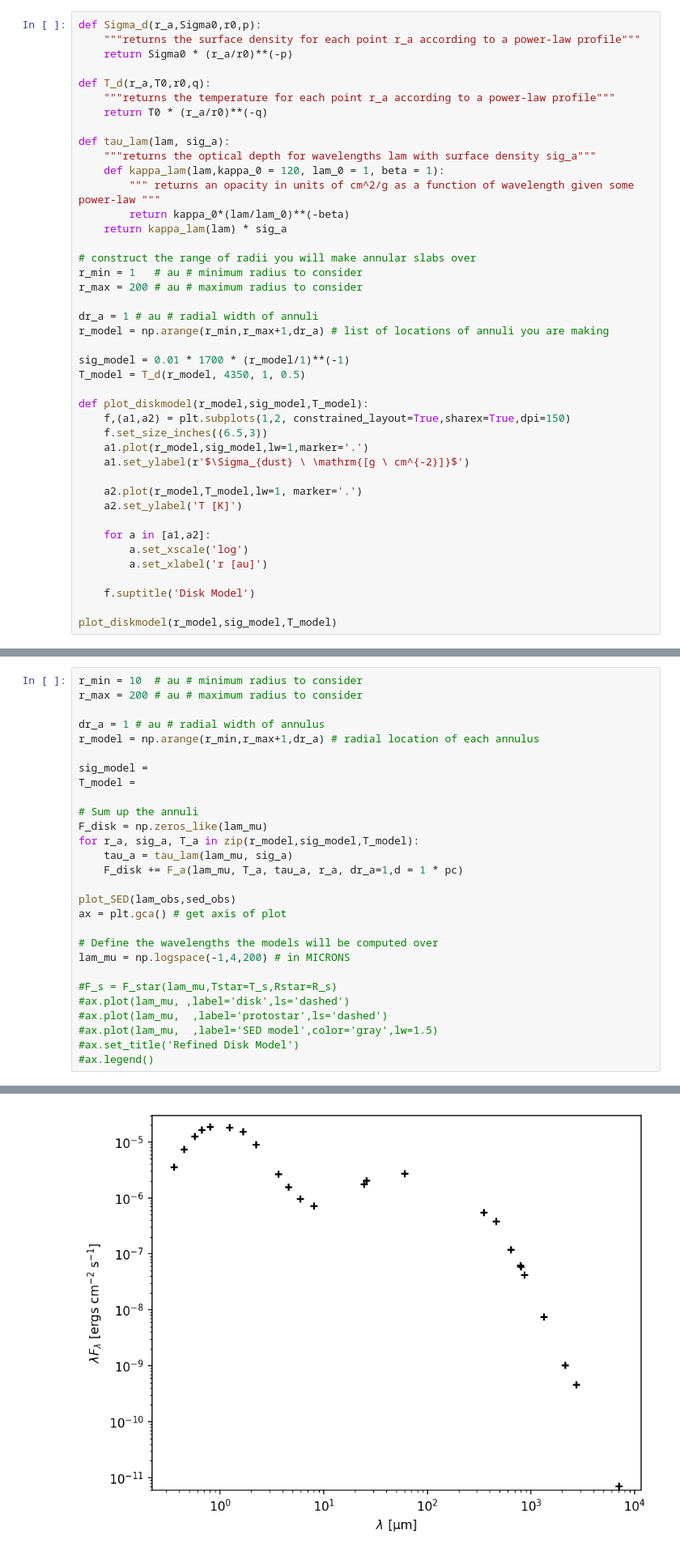
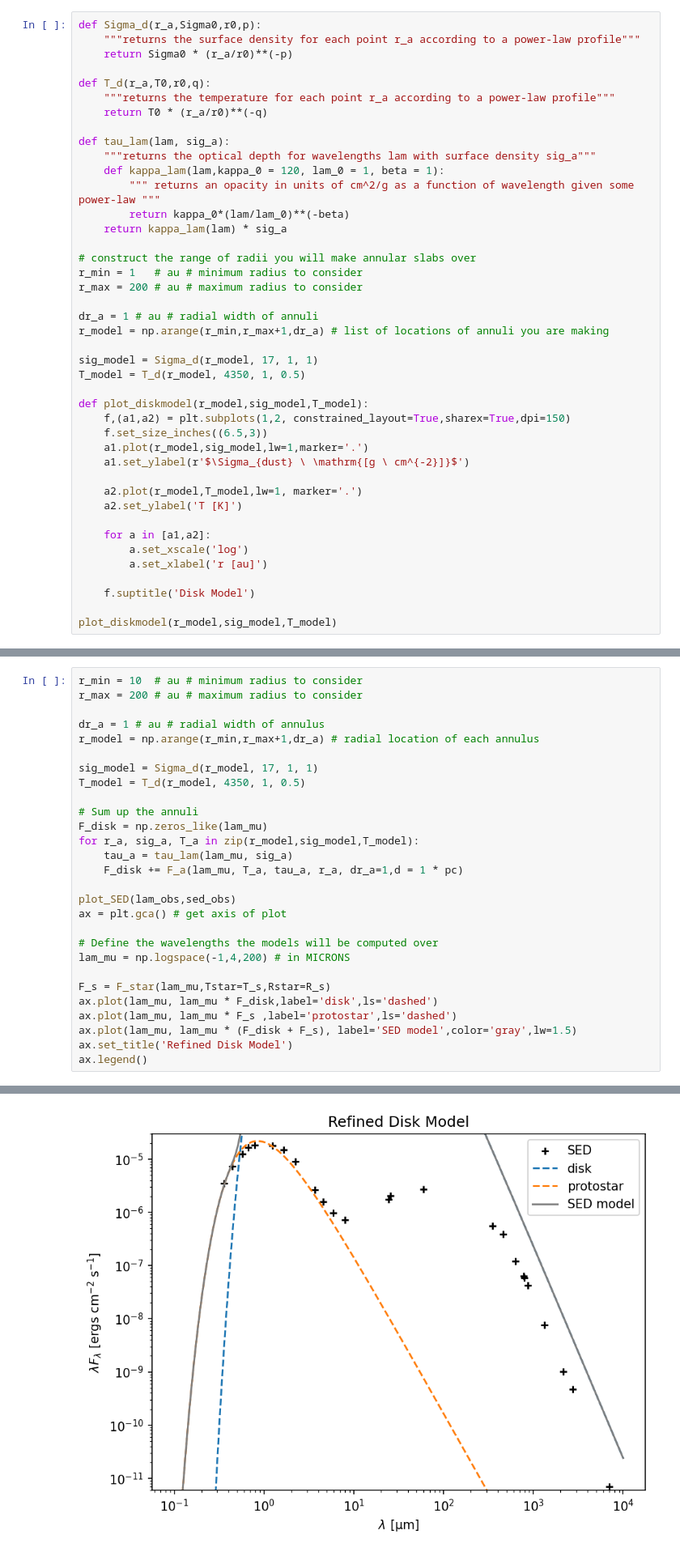
Before and after one commit to anb19019/FoPS-2025, a Jupyter notebook: 2-sed-disk.ipynb, the cells around one changed output, grey strips where cells are left out. Shown at 81% size. Saved outputs shown, nothing was run; the diff lists cells and outputs as text.

```diff
--- a/2-sed-disk.ipynb
+++ b/2-sed-disk.ipynb
@@ -260,7 +260,7 @@ r_max = 200 # au # maximum radius to consider
 dr_a = 1 # au # radial width of annuli
 r_model = np.arange(r_min,r_max+1,dr_a) # list of locations of annuli you are making
 
-sig_model = 0.01 * 1700 * (r_model/1)**(-1)
+sig_model = Sigma_d(r_model, 17, 1, 1)
 T_model = T_d(r_model, 4350, 1, 0.5)
 
 def plot_diskmodel(r_model,sig_model,T_model):
@@ -341,8 +341,8 @@ r_max = 200 # au # maximum radius to consider
 dr_a = 1 # au # radial width of annulus
 r_model = np.arange(r_min,r_max+1,dr_a) # radial location of each annulus
 
-sig_model =
-T_model =
+sig_model = Sigma_d(r_model, 17, 1, 1)
+T_model = T_d(r_model, 4350, 1, 0.5)
 
 # Sum up the annuli
 F_disk = np.zeros_like(lam_mu)
@@ -356,10 +356,10 @@ ax = plt.gca() # get axis of plot
 # Define the wavelengths the models will be computed over
 lam_mu = np.logspace(-1,4,200) # in MICRONS
 
-#F_s = F_star(lam_mu,Tstar=T_s,Rstar=R_s)
-#ax.plot(lam_mu, ,label='disk',ls='dashed')
-#ax.plot(lam_mu,  ,label='protostar',ls='dashed')
-#ax.plot(lam_mu,  ,label='SED model',color='gray',lw=1.5)
-#ax.set_title('Refined Disk Model')
-#ax.legend()
+F_s = F_star(lam_mu,Tstar=T_s,Rstar=R_s)
+ax.plot(lam_mu, lam_mu * F_disk,label='disk',ls='dashed')
+ax.plot(lam_mu, lam_mu * F_s ,label='protostar',ls='dashed')
+ax.plot(lam_mu, lam_mu * (F_disk + F_s), label='SED model',color='gray',lw=1.5)
+ax.set_title('Refined Disk Model')
+ax.legend()
 # %% [output]
@@ -366,4 +367,4 @@ lam_mu = np.logspace(-1,4,200) # in MICRONS
-[figure, old version]
+[figure, new version]
 # %% [markdown]
 ### Questions
 
```
Also changed, not shown: parts of 1 cell of this notebook.
